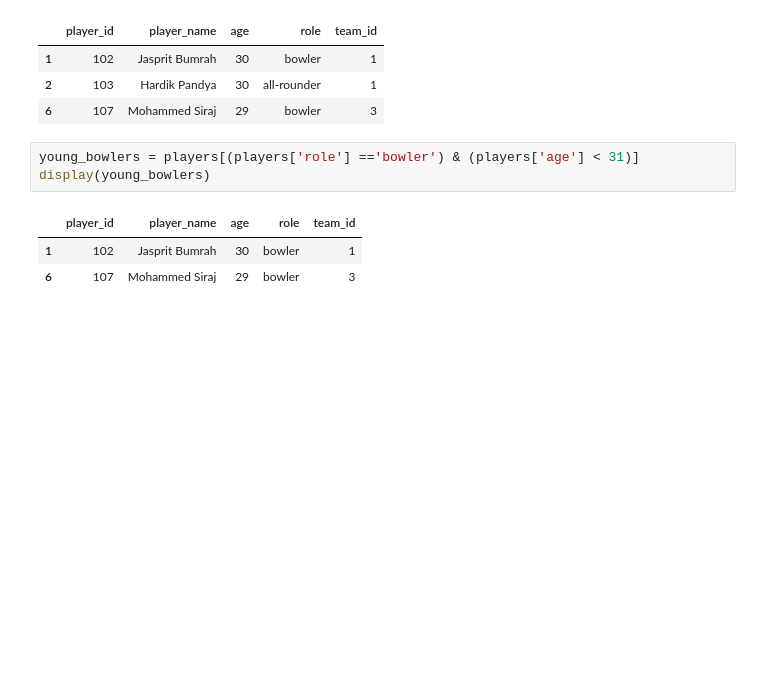
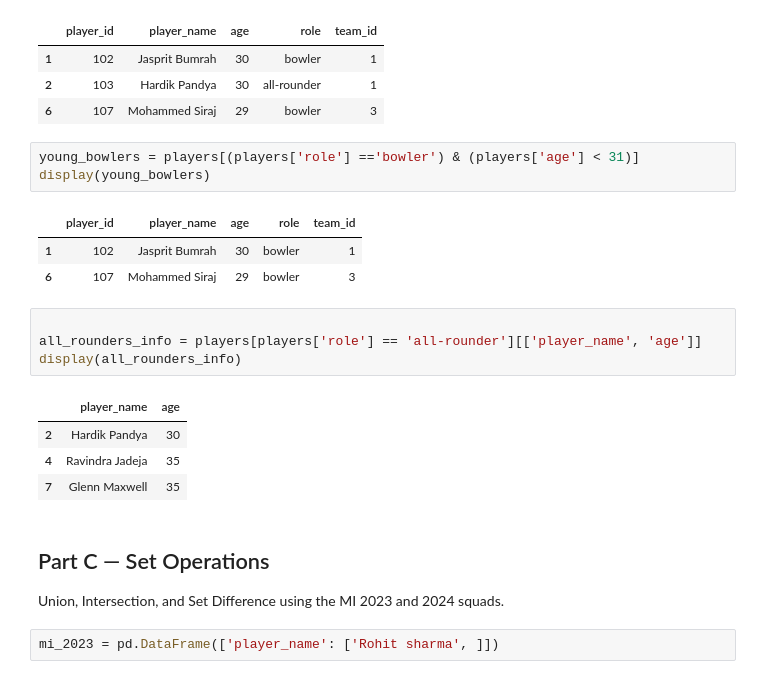
Before and after one commit to shivamkumar359/3rd-SEM-CLASS-CODES, a Jupyter notebook: IDB/W2/PRACTICAL_SESSION.ipynb, the cells around one changed output. Cells and saved outputs as stored; diff of their text form; blank space fills up the shorter version.

```diff
--- a/IDB/W2/PRACTICAL_SESSION.ipynb
+++ b/IDB/W2/PRACTICAL_SESSION.ipynb
@@ -57,3 +56,17 @@ display(young_bowlers)
 |  | player_id | player_name | age | role | team_id |
 | 1 | 102 | Jasprit Bumrah | 30 | bowler | 1 |
 | 6 | 107 | Mohammed Siraj | 29 | bowler | 3 |
+# %%
+
+all_rounders_info = players[players['role'] == 'all-rounder'][['player_name', 'age']]
+display(all_rounders_info)
+# %% [output]
+|  | player_name | age |
+| 2 | Hardik Pandya | 30 |
+| 4 | Ravindra Jadeja | 35 |
+| 7 | Glenn Maxwell | 35 |
+# %% [markdown]
+## Part C — Set Operations
+Union, Intersection, and Set Difference using the MI 2023 and 2024 squads.
+# %%
+mi_2023 = pd.DataFrame(['player_name': ['Rohit sharma', ]])
```
Also changed, not shown: parts of 2 cells of this notebook.
